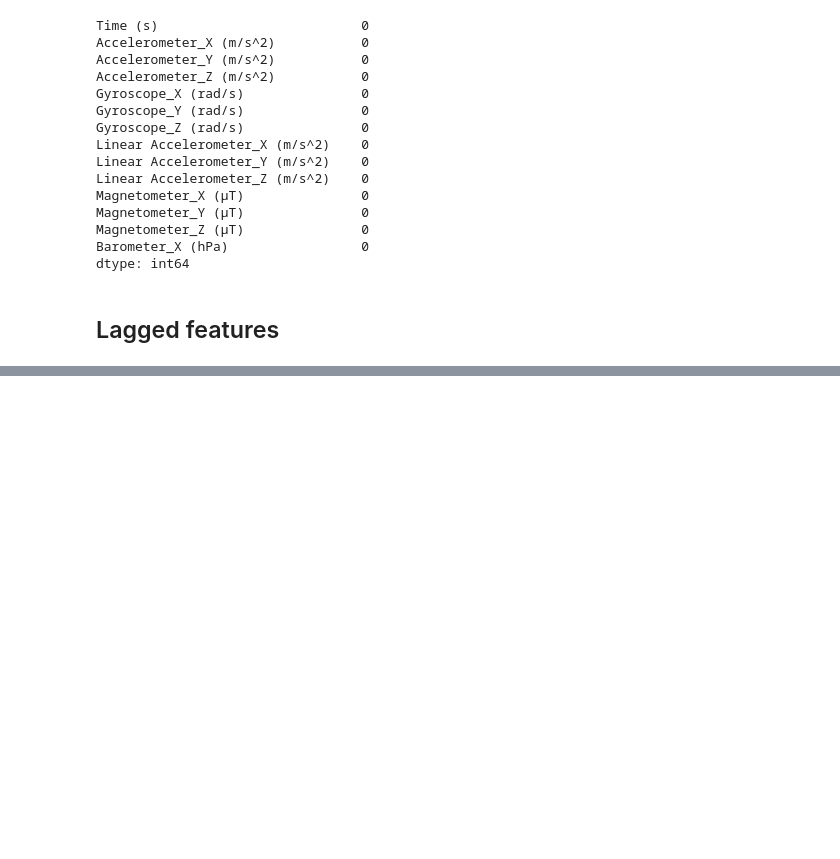
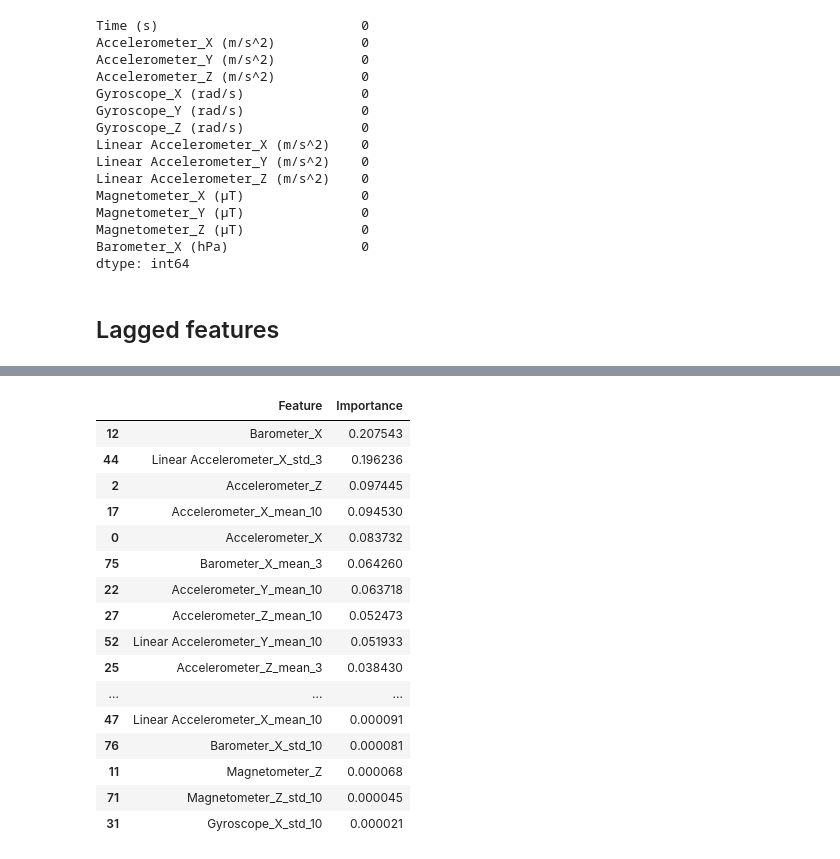
Before and after one commit to PuckVoorham/ML4QS-project, a Jupyter notebook: notebooks/EDA_experiment_joris.ipynb, the cells around one changed output, grey strips where cells are left out. Drawn from its saved outputs; the diff is of its cells as text; code cells hidden in the pictures; blank space fills up the shorter version.

Commit message:
model

```diff
--- a/notebooks/EDA_experiment_joris.ipynb
+++ b/notebooks/EDA_experiment_joris.ipynb
@@ -434,0 +443,22 @@ display(HTML(f"<div style='height: 300px; overflow-y: scroll'>{missing.to_frame(
+# %%
+train_df = pd.concat([metro_train, rennen_train, fietsen_train, trein_train, auto_train], ignore_index=True)
+test_df = pd.concat([metro_test, rennen_test, fietsen_test, trein_test, auto_test], ignore_index=True)
+# %%
+from xgboost import XGBClassifier
+from sklearn.preprocessing import LabelEncoder
+from sklearn.metrics import classification_report
+
+# Features en labels splitsen
+X_train = train_df.drop(columns=['transport_mode', 'Time (s)'])  # drop Time en label
+y_train = train_df['transport_mode']
+
+X_test = test_df.drop(columns=['transport_mode', 'Time (s)'])
+y_test = test_df['transport_mode']
+
+# Encode labels (strings → integers)
+le = LabelEncoder()
+y_train_enc = le.fit_transform(y_train)
+y_test_enc = le.transform(y_test)
+# %%
+model = XGBClassifier(use_label_encoder=False, eval_metric='mlogloss')
+model.fit(X_train, y_train_enc)
@@ -434,0 +496,31 @@ display(HTML(f"<div style='height: 300px; overflow-y: scroll'>{missing.to_frame(
+# %%
+feature_names = X_train.columns
+
+# Haal de importances op
+importances = model.feature_importances_
+
+# Zet om naar DataFrame voor overzicht
+importance_df = pd.DataFrame({
+    'Feature': feature_names,
+    'Importance': importances
+}).sort_values(by='Importance', ascending=False)
+# %%
+importance_df[importance_df['Importance'] > 0]
+# %% [output]
+|  | Feature | Importance |
+| 12 | Barometer_X | 0.207543 |
+| 44 | Linear Accelerometer_X_std_3 | 0.196236 |
+| 2 | Accelerometer_Z | 0.097445 |
+| 17 | Accelerometer_X_mean_10 | 0.094530 |
+| 0 | Accelerometer_X | 0.083732 |
+| 75 | Barometer_X_mean_3 | 0.064260 |
+| 22 | Accelerometer_Y_mean_10 | 0.063718 |
+| 27 | Accelerometer_Z_mean_10 | 0.052473 |
+| 52 | Linear Accelerometer_Y_mean_10 | 0.051933 |
+| 25 | Accelerometer_Z_mean_3 | 0.038430 |
+| ... | ... | ... |
+| 47 | Linear Accelerometer_X_mean_10 | 0.000091 |
+| 76 | Barometer_X_std_10 | 0.000081 |
+| 11 | Magnetometer_Z | 0.000068 |
+| 71 | Magnetometer_Z_std_10 | 0.000045 |
+| 31 | Gyroscope_X_std_10 | 0.000021 |
```
Also changed, not shown: parts of 9 cells of this notebook.
